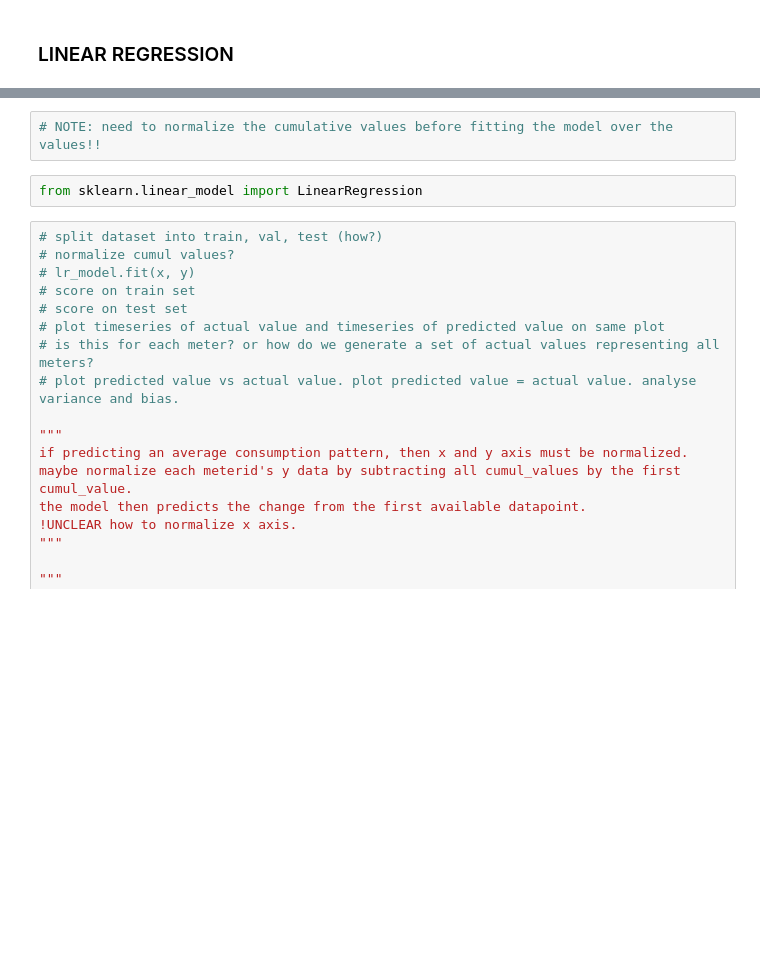
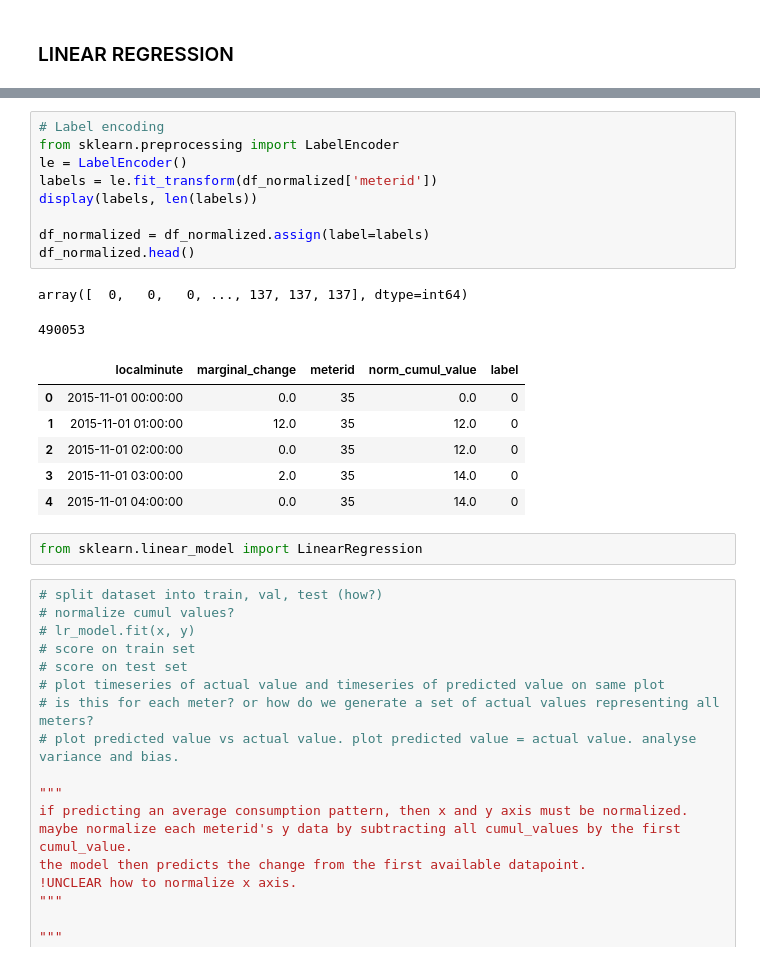
Before and after one commit to melvintzw/ee4211, a Jupyter notebook: linear_regression_svr.ipynb, the cells around one changed output, grey strips where cells are left out. Drawn from its saved outputs; the diff is of its cells as text; blank space fills up the shorter version.

```diff
--- a/linear_regression_svr.ipynb
+++ b/linear_regression_svr.ipynb
@@ -69,5 +169,21 @@ display(id_list, len(id_list))
-# %%
-# NOTE: need to normalize the cumulative values before fitting the model over the values!!
+# %%
+# Label encoding
+from sklearn.preprocessing import LabelEncoder
+le = LabelEncoder()
+labels = le.fit_transform(df_normalized['meterid'])
+display(labels, len(labels))
+
+df_normalized = df_normalized.assign(label=labels)
+df_normalized.head()
+# %% [output]
+array([  0,   0,   0, ..., 137, 137, 137], dtype=int64)
+490053
+|  | localminute | marginal_change | meterid | norm_cumul_value | label |
+| 0 | 2015-11-01 00:00:00 | 0.0 | 35 | 0.0 | 0 |
+| 1 | 2015-11-01 01:00:00 | 12.0 | 35 | 12.0 | 0 |
+| 2 | 2015-11-01 02:00:00 | 0.0 | 35 | 12.0 | 0 |
+| 3 | 2015-11-01 03:00:00 | 2.0 | 35 | 14.0 | 0 |
+| 4 | 2015-11-01 04:00:00 | 0.0 | 35 | 14.0 | 0 |
 # %%
 from sklearn.linear_model import LinearRegression
 # %%
```
Also changed, not shown: parts of 4 cells of this notebook.
